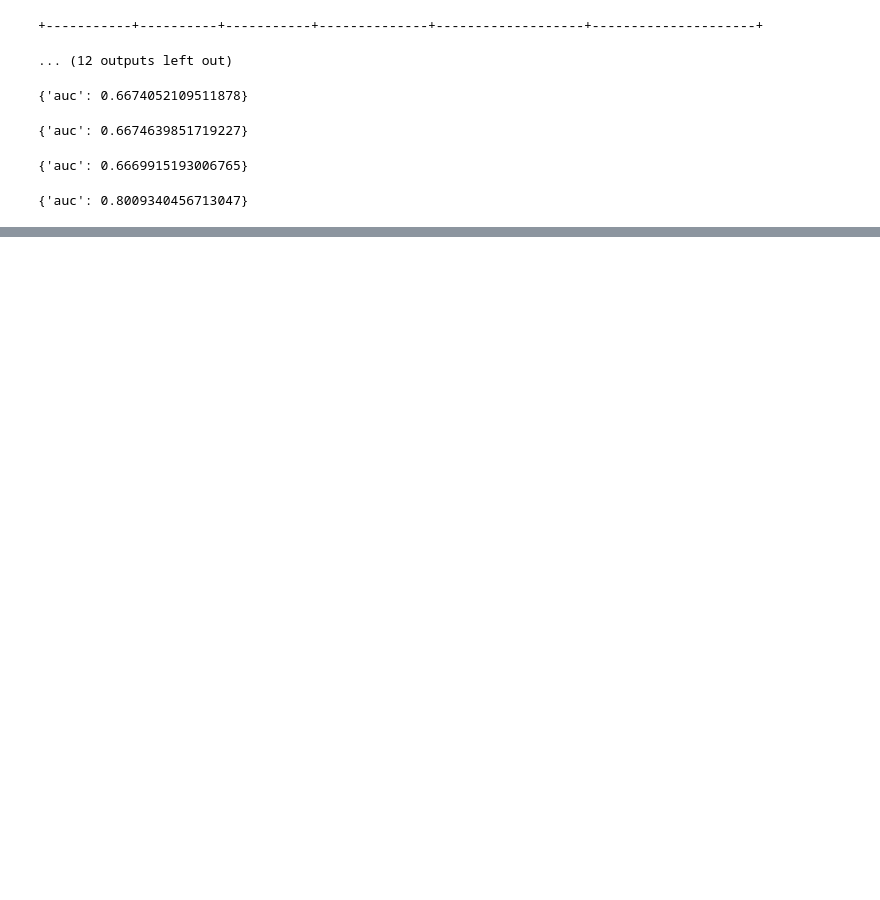
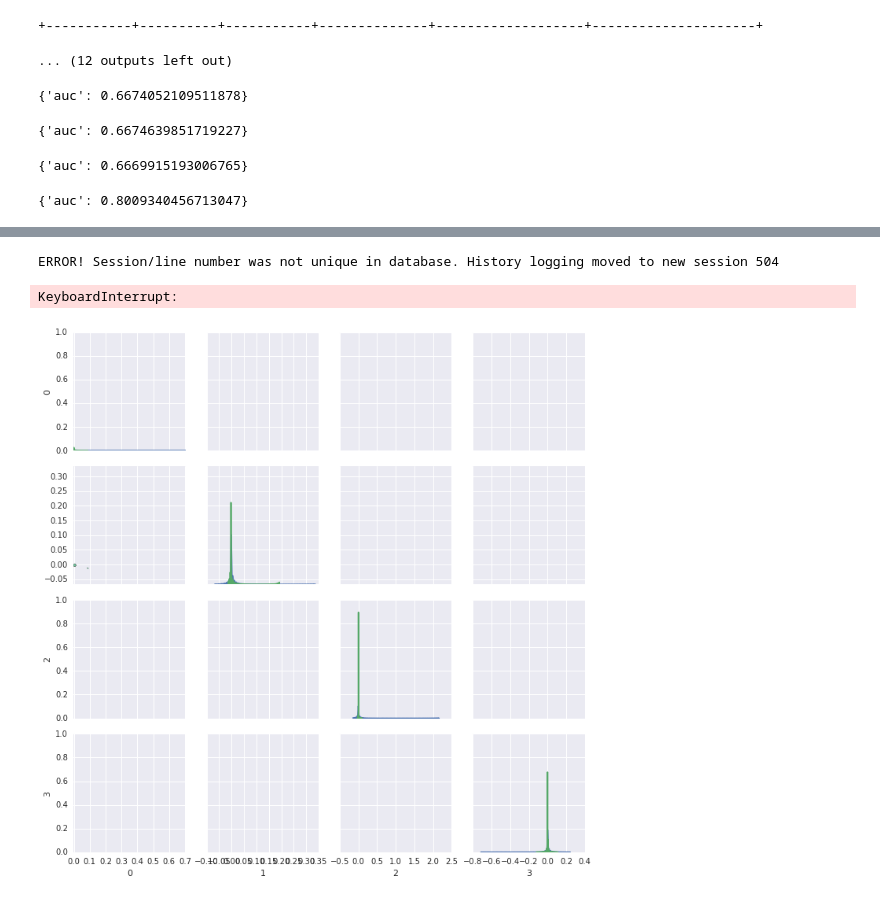
Before and after one commit to Kevin-McIsaac/Santander, a Jupyter notebook: 2.0 Feature Exploration.ipynb, the cells around one changed output, grey strips where cells are left out. Saved outputs shown, nothing was run; the diff lists cells and outputs as text; code cells hidden in the pictures; blank space fills up the shorter version.

```diff
--- a/2.0 Feature Exploration.ipynb
+++ b/2.0 Feature Exploration.ipynb
@@ -198,0 +454,8 @@ model.evaluate(validate, metric='confusion_matrix')
+# %%
+g = sns.PairGrid(df,hue="TARGET",vars=range(0,4))
+g.map_diag(sns.kdeplot)
+g.map_offdiag(sns.kdeplot, n_levels=6);
+# %% [output]
+ERROR! Session/line number was not unique in database. History logging moved to new session 504
+KeyboardInterrupt:
+[figure, added]
```
Also changed, not shown: parts of 103 cells of this notebook, 7 other files.
